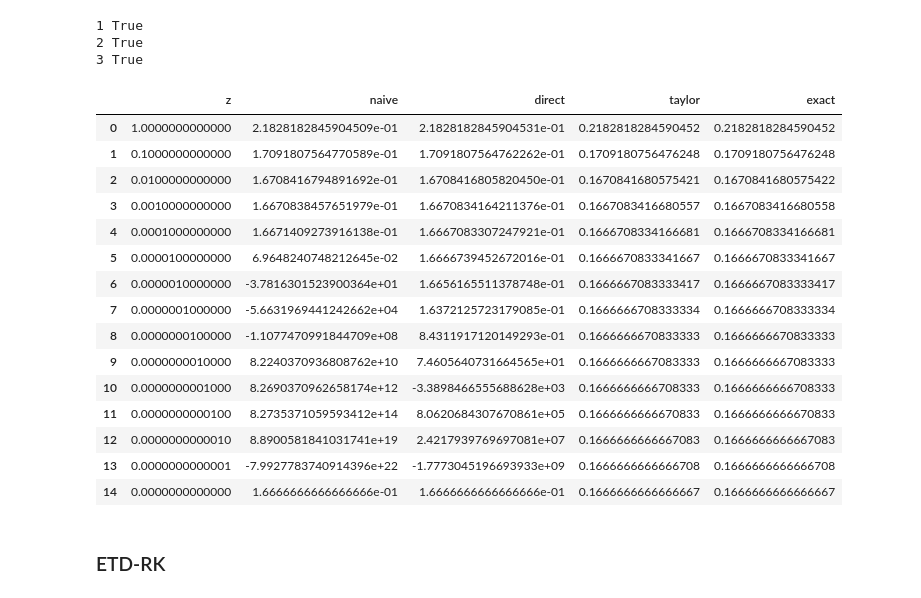
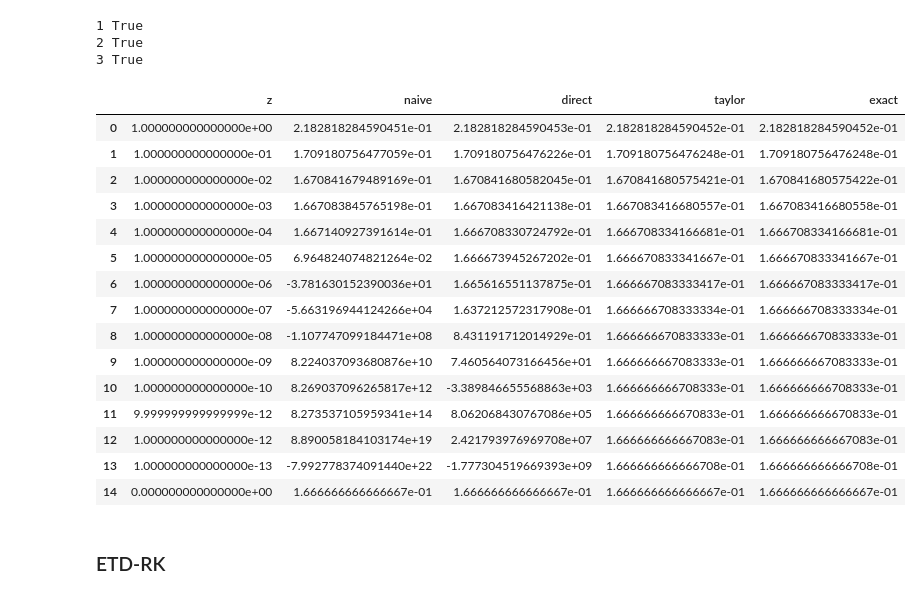
Before and after one commit to johnjmolina/MLKyoto, a Jupyter notebook: _notebooks/2020-08-27-Gaussian-Processes-Applications-Hidden-Physics-Models.ipynb, the cells around one changed output. Drawn from its saved outputs; the diff is of its cells as text; code cells hidden in the pictures.

```diff
--- a/_notebooks/2020-08-27-Gaussian-Processes-Applications-Hidden-Physics-Models.ipynb
+++ b/_notebooks/2020-08-27-Gaussian-Processes-Applications-Hidden-Physics-Models.ipynb
@@ -251,26 +357,25 @@ for key in phivals.keys():
 1 True
 2 True
 3 True
-# %%
-pd.set_option("display.precision", 16)
-phivals['3']
-# %% [output]
-|  | z | naive | direct | taylor | exact |
-| 0 | 1.0000000000000 | 2.1828182845904509e-01 | 2.1828182845904531e-01 | 0.2182818284590452 | 0.2182818284590452 |
-| 1 | 0.1000000000000 | 1.7091807564770589e-01 | 1.7091807564762262e-01 | 0.1709180756476248 | 0.1709180756476248 |
-| 2 | 0.0100000000000 | 1.6708416794891692e-01 | 1.6708416805820450e-01 | 0.1670841680575421 | 0.1670841680575422 |
-| 3 | 0.0010000000000 | 1.6670838457651979e-01 | 1.6670834164211376e-01 | 0.1667083416680557 | 0.1667083416680558 |
-| 4 | 0.0001000000000 | 1.6671409273916138e-01 | 1.6667083307247921e-01 | 0.1666708334166681 | 0.1666708334166681 |
-| 5 | 0.0000100000000 | 6.9648240748212645e-02 | 1.6666739452672016e-01 | 0.1666670833341667 | 0.1666670833341667 |
-| 6 | 0.0000010000000 | -3.7816301523900364e+01 | 1.6656165511378748e-01 | 0.1666667083333417 | 0.1666667083333417 |
-| 7 | 0.0000001000000 | -5.6631969441242662e+04 | 1.6372125723179085e-01 | 0.1666666708333334 | 0.1666666708333334 |
-| 8 | 0.0000000100000 | -1.1077470991844709e+08 | 8.4311917120149293e-01 | 0.1666666670833333 | 0.1666666670833333 |
-| 9 | 0.0000000010000 | 8.2240370936808762e+10 | 7.4605640731664565e+01 | 0.1666666667083333 | 0.1666666667083333 |
-| 10 | 0.0000000001000 | 8.2690370962658174e+12 | -3.3898466555688628e+03 | 0.1666666666708333 | 0.1666666666708333 |
-| 11 | 0.0000000000100 | 8.2735371059593412e+14 | 8.0620684307670861e+05 | 0.1666666666670833 | 0.1666666666670833 |
-| 12 | 0.0000000000010 | 8.8900581841031741e+19 | 2.4217939769697081e+07 | 0.1666666666667083 | 0.1666666666667083 |
-| 13 | 0.0000000000001 | -7.9927783740914396e+22 | -1.7773045196693933e+09 | 0.1666666666666708 | 0.1666666666666708 |
-| 14 | 0.0000000000000 | 1.6666666666666666e-01 | 1.6666666666666666e-01 | 0.1666666666666667 | 0.1666666666666667 |
+# %%
+phivals['3'].style.format("{:18.15e}")
+# %% [output]
+|  | z | naive | direct | taylor | exact |
+| 0 | 1.000000000000000e+00 | 2.182818284590451e-01 | 2.182818284590453e-01 | 2.182818284590452e-01 | 2.182818284590452e-01 |
+| 1 | 1.000000000000000e-01 | 1.709180756477059e-01 | 1.709180756476226e-01 | 1.709180756476248e-01 | 1.709180756476248e-01 |
+| 2 | 1.000000000000000e-02 | 1.670841679489169e-01 | 1.670841680582045e-01 | 1.670841680575421e-01 | 1.670841680575422e-01 |
+| 3 | 1.000000000000000e-03 | 1.667083845765198e-01 | 1.667083416421138e-01 | 1.667083416680557e-01 | 1.667083416680558e-01 |
+| 4 | 1.000000000000000e-04 | 1.667140927391614e-01 | 1.666708330724792e-01 | 1.666708334166681e-01 | 1.666708334166681e-01 |
+| 5 | 1.000000000000000e-05 | 6.964824074821264e-02 | 1.666673945267202e-01 | 1.666670833341667e-01 | 1.666670833341667e-01 |
+| 6 | 1.000000000000000e-06 | -3.781630152390036e+01 | 1.665616551137875e-01 | 1.666667083333417e-01 | 1.666667083333417e-01 |
+| 7 | 1.000000000000000e-07 | -5.663196944124266e+04 | 1.637212572317908e-01 | 1.666666708333334e-01 | 1.666666708333334e-01 |
+| 8 | 1.000000000000000e-08 | -1.107747099184471e+08 | 8.431191712014929e-01 | 1.666666670833333e-01 | 1.666666670833333e-01 |
+| 9 | 1.000000000000000e-09 | 8.224037093680876e+10 | 7.460564073166456e+01 | 1.666666667083333e-01 | 1.666666667083333e-01 |
+| 10 | 1.000000000000000e-10 | 8.269037096265817e+12 | -3.389846655568863e+03 | 1.666666666708333e-01 | 1.666666666708333e-01 |
+| 11 | 9.999999999999999e-12 | 8.273537105959341e+14 | 8.062068430767086e+05 | 1.666666666670833e-01 | 1.666666666670833e-01 |
+| 12 | 1.000000000000000e-12 | 8.890058184103174e+19 | 2.421793976969708e+07 | 1.666666666667083e-01 | 1.666666666667083e-01 |
+| 13 | 1.000000000000000e-13 | -7.992778374091440e+22 | -1.777304519669393e+09 | 1.666666666666708e-01 | 1.666666666666708e-01 |
+| 14 | 0.000000000000000e+00 | 1.666666666666667e-01 | 1.666666666666667e-01 | 1.666666666666667e-01 | 1.666666666666667e-01 |
 # %% [markdown]
 ### ETD-RK
 # %% [markdown]
```
Also changed, not shown: parts of 14 cells of this notebook.
